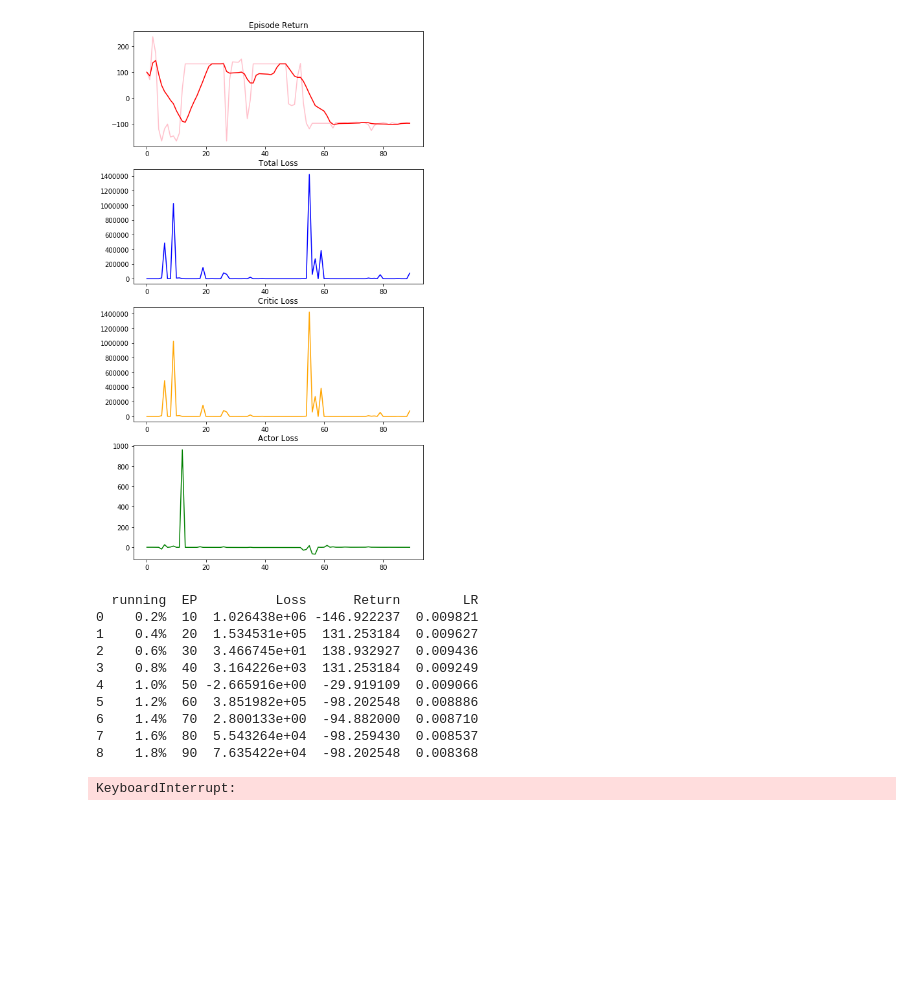
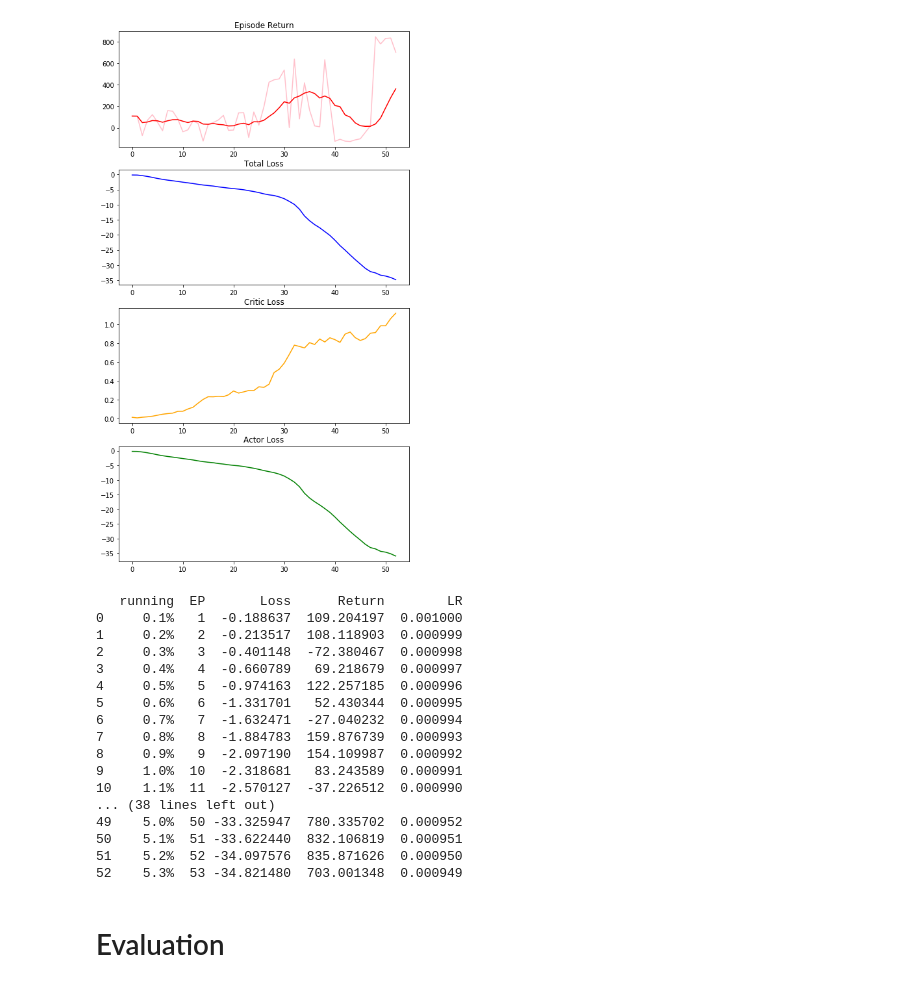
Before and after one commit to dobro12/rl_study, a Jupyter notebook: DDPG/HG/DDPG_halfcheetah.ipynb, the cells around one changed output. Saved outputs shown, nothing was run; the diff lists cells and outputs as text; code cells hidden in the pictures; blank space fills up the shorter version.

Commit message:
ddpg - halfcheetah success & trying torcs env

```diff
--- a/DDPG/HG/DDPG_halfcheetah.ipynb
+++ b/DDPG/HG/DDPG_halfcheetah.ipynb
@@ -1,5 +1,5 @@
 # %%
-USE_CUDA = True
+USE_CUDA = False
 # %%
 import subprocess
 import sys
@@ -55,12 +55,13 @@ class ActorNet(nn.Module):
 
         self.actor_layer = nn.Sequential(
             nn.Linear(state_dim, num_hidden1),
+            nn.BatchNorm1d(num_hidden1),
             nn.ReLU(),
             nn.Linear(num_hidden1, num_hidden2),
+            nn.BatchNorm1d(num_hidden2),
             nn.ReLU(),
-            nn.Linear(num_hidden2, num_hidden3),
-            nn.ReLU(),
-            nn.Linear(num_hidden3, action_dim)
+            nn.Linear(num_hidden2, action_dim),
+            nn.Tanh()
         )
 
     def forward(self, x):
@@ -76,9 +77,7 @@ class CriticNet(nn.Module):
             nn.ReLU(),
             nn.Linear(num_hidden1, num_hidden2),
             nn.ReLU(),
-            nn.Linear(num_hidden2, num_hidden3),
-            nn.ReLU(),
-            nn.Linear(num_hidden3, 1)
+            nn.Linear(num_hidden2, 1)
         )
 
     def forward(self, state, action):
@@ -100,7 +142,7 @@ def sample_minibatch(R, batch_size):
     next_states = array_to_tensor(minibatch, 3)
     return states, actions, rewards, next_states
 # %%
-random_process = OrnsteinUhlenbeckProcess(theta=0.15, mu=0., sigma=0.2, size=action_dim)
+random_process = OrnsteinUhlenbeckProcess(theta=0.15, mu=0., sigma=0.1, size=action_dim)
 criterion = nn.MSELoss()
 
 cnet = CriticNet(state_dim, action_dim)
@@ -124,7 +166,7 @@ critic_scheduler = torch.optim.lr_scheduler.ExponentialLR(optimizer=critic_optim
 actor_scheduler = torch.optim.lr_scheduler.ExponentialLR(optimizer=actor_optim, gamma=decay_rate)
 
 # training log
-fignum = len([f for f in os.listdir() if 'DDPG_halfcheetah' in f and 'png' in f])
+fignum = len([f for f in os.listdir('graphs') if 'DDPG_halfcheetah' in f and 'png' in f])
 log_actor_loss = []
 log_critic_loss = []
 log_total_loss = []
@@ -134,6 +176,7 @@ log_df = pd.DataFrame(columns=['running', 'EP', 'Loss', 'Return', 'LR'])
 
 R = []
 ridx = 0
+max_return = -1000
 env = gym.make(ENV_NAME)
 env.unwrapped.initialize(is_render=False)
 
@@ -141,9 +184,6 @@ for ne in range(NUM_EPISODES):
     # init random process N
     random_process.reset_states()
     obs = env.reset()
-    state = torch.tensor(obs.astype(np.float32))
-    if USE_CUDA:
-        state = state.cuda()
     done = False
 
     ep_c_loss = []
@@ -153,14 +193,16 @@ for ne in range(NUM_EPISODES):
     time_step = 0
     while not done:
         time_step += 1
-        state = torch.tensor(obs.astype(np.float32))
+        state = torch.tensor(obs.astype(np.float32)).unsqueeze(0)
+        anet.eval()
         if USE_CUDA:
             state = state.cuda()
-            a = anet(state).cpu().detach().numpy()
+            [a] = anet(state).cpu().detach().numpy()
         else:
-            a = anet(state).detach().numpy()
+            [a] = anet(state).detach().numpy()
         noise = random_process.sample()
         action = a + noise
+        anet.train()
 
         pre_obs = obs
         obs, reward, done, _ = env.step(action)
@@ -215,6 +257,11 @@ for ne in range(NUM_EPISODES):
     log_avg_return.append(np.mean(log_ep_return[-10:]))
 
 
+    if log_avg_return[-1] > 1000 and log_avg_return[-1] > max_return:
+        torch.save(target_anet.state_dict(), 'models/actor_halfcheetah_%d.pkl'%fignum)
+        torch.save(target_cnet.state_dict(), 'models/critic_halfcheetah_%d.pkl'%fignum)
+        max_return = log_avg_return[-1]
+
     if (ne+1)%print_freq==0:
         print('%d/%d episodes. (%.2f%%)'%(ne+1, NUM_EPISODES, (ne+1)/NUM_EPISODES*100))
         #print('Current learning rate:', optimizer.param_groups[0]['lr'])
@@ -224,43 +271,51 @@ for ne in range(NUM_EPISODES):
         print('Epside Return: [%.1f]'%ep_return)
         print('Episode length: %d'%time_step)
         print()
 
         clear_output()
 
         f, axes = plt.subplots(4,1)
         f.set_figheight(15)
         f.set_figwidth(8)
 
         axes[0].plot(log_ep_return, color='pink')
         axes[0].plot(log_avg_return, color='red')
         axes[1].plot(log_total_loss, color='blue')
         axes[2].plot(log_critic_loss, color='orange')
         axes[3].plot(log_actor_loss, color='green')
 
         axes[0].set_title('Episode Return')
         axes[1].set_title('Total Loss')
         axes[2].set_title('Critic Loss')
         axes[3].set_title('Actor Loss')
-        plt.savefig('DDPG_halfcheetah_%d.png'%fignum)
+        plt.savefig('graphs/DDPG_halfcheetah_%d.png'%fignum)
         plt.show()
 
 
         raw_data = ['%.1f%%'%((ne+1)/NUM_EPISODES*100), int(ne+1), ep_loss, ep_return, actor_optim.param_groups[0]['lr']]
         log_df = log_df.append(pd.Series(raw_data, index = log_df.columns), ignore_index=True)
         print(log_df)
 
     critic_scheduler.step()
     actor_scheduler.step()
 # %% [output]
-[figure, old version]
+[figure, new version]
-  running  EP          Loss      Return        LR
-0    0.2%  10  1.026438e+06 -146.922237  0.009821
-1    0.4%  20  1.534531e+05  131.253184  0.009627
-2    0.6%  30  3.466745e+01  138.932927  0.009436
-3    0.8%  40  3.164226e+03  131.253184  0.009249
-4    1.0%  50 -2.665916e+00  -29.919109  0.009066
-5    1.2%  60  3.851982e+05  -98.202548  0.008886
-6    1.4%  70  2.800133e+00  -94.882000  0.008710
-7    1.6%  80  5.543264e+04  -98.259430  0.008537
-8    1.8%  90  7.635422e+04  -98.202548  0.008368
+   running  EP       Loss      Return        LR
+0     0.1%   1  -0.188637  109.204197  0.001000
+1     0.2%   2  -0.213517  108.118903  0.000999
+2     0.3%   3  -0.401148  -72.380467  0.000998
+3     0.4%   4  -0.660789   69.218679  0.000997
+4     0.5%   5  -0.974163  122.257185  0.000996
+5     0.6%   6  -1.331701   52.430344  0.000995
+6     0.7%   7  -1.632471  -27.040232  0.000994
+7     0.8%   8  -1.884783  159.876739  0.000993
+8     0.9%   9  -2.097190  154.109987  0.000992
+9     1.0%  10  -2.318681   83.243589  0.000991
+10    1.1%  11  -2.570127  -37.226512  0.000990
+... (38 lines left out)
+49    5.0%  50 -33.325947  780.335702  0.000952
+50    5.1%  51 -33.622440  832.106819  0.000951
+51    5.2%  52 -34.097576  835.871626  0.000950
+52    5.3%  53 -34.821480  703.001348  0.000949
-KeyboardInterrupt:
+# %% [markdown]
+# Evaluation
```
Also changed, not shown: parts of 3 cells of this notebook, 5 other files.
